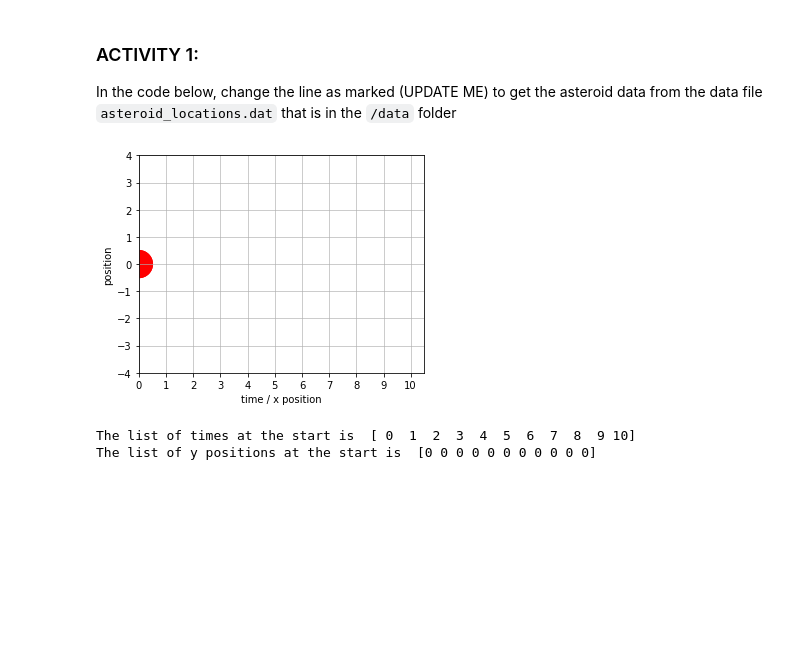
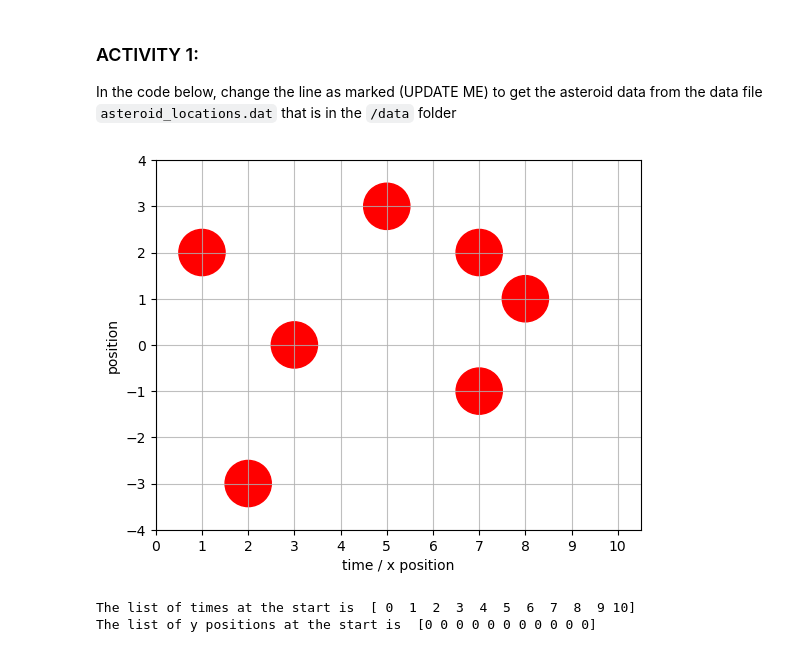
Before and after one commit to KAClough/TopicsInSciComp, a Jupyter notebook: Notebooks/Week2_LabExercises.ipynb, the cells around one changed output. Drawn from its saved outputs; the diff is of its cells as text; code cells hidden in the pictures; blank space fills up the shorter version.

```diff
--- a/Notebooks/Week2_LabExercises.ipynb
+++ b/Notebooks/Week2_LabExercises.ipynb
@@ -22,30 +22,30 @@ In the code below, change the line as marked (UPDATE ME) to get the asteroid dat
 # %%
 # Set up the plotting
 
 def plot_asteroid_field(ax) :
     plt.axis([0,10.5,-4,4])
     major_ticks = np.arange(0, 11, 1)
     ax.set_xticks(major_ticks)
     plt.xlabel("time / x position")
     plt.ylabel("position")
     ax.set_aspect('equal')
     ax.grid(which='major', alpha=0.8)
 
     # Mark the asteroid positions onto the plot - read in the data from data/asteroid_locations.dat
     # HINT: the function you need is called loadtxt
-    asteroid_locations= np.array([[0,0], [0,0]]) # UPDATE ME!
+    asteroid_locations= np.loadtxt("data/asteroid_locations.dat")
     for location in asteroid_locations :
         circle=plt.Circle(location, 0.5 , color='r')
         ax.add_artist(circle)
     #plt.pause(0.3)
 
 # Test the plot
 fig = plt.figure()
 ax = plt.gcf().gca()
 plot_asteroid_field(ax)
 plt.show()
 # %% [output]
-[figure, old version]
+[figure, new version]
 # %%
 # set up a list to store the times and positions
 list_of_times = np.array([0, 1, 2, 3, 4, 5, 6, 7, 8, 9, 10])
```
Also changed, not shown: parts of 3 cells of this notebook, 2 other files.
